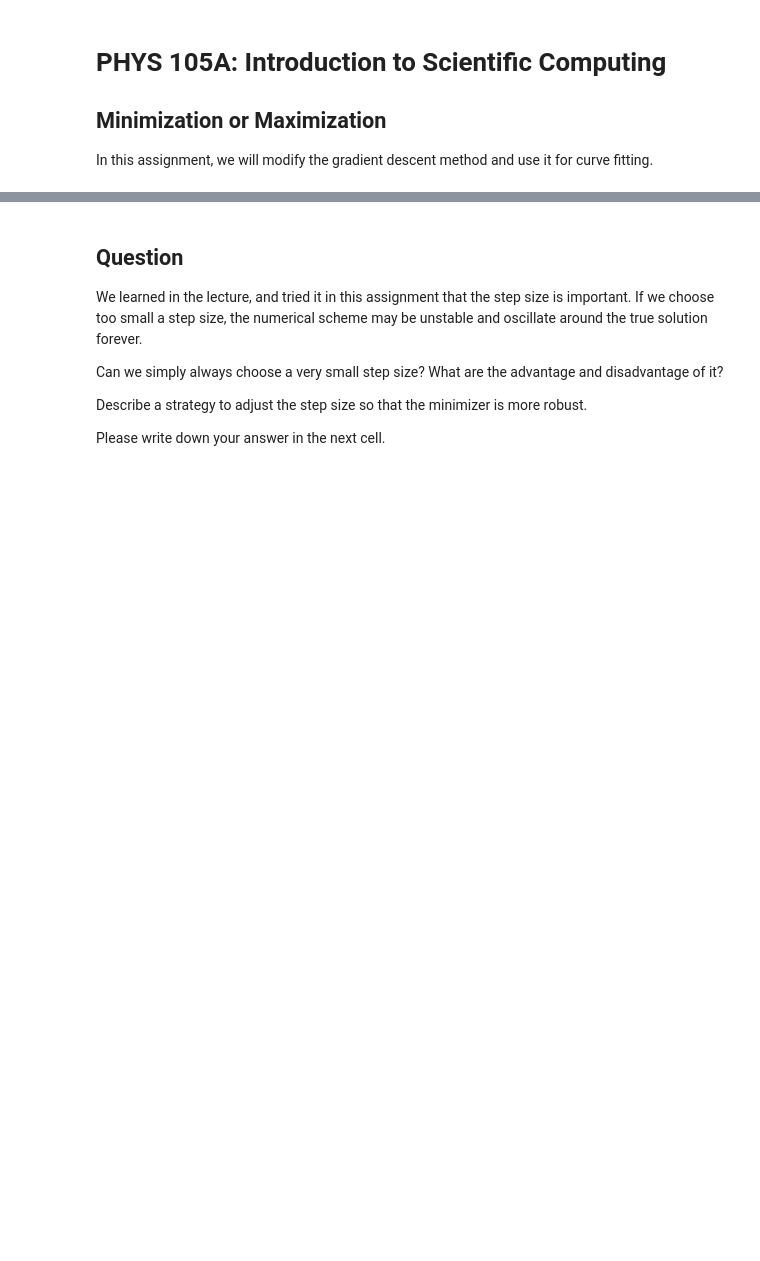
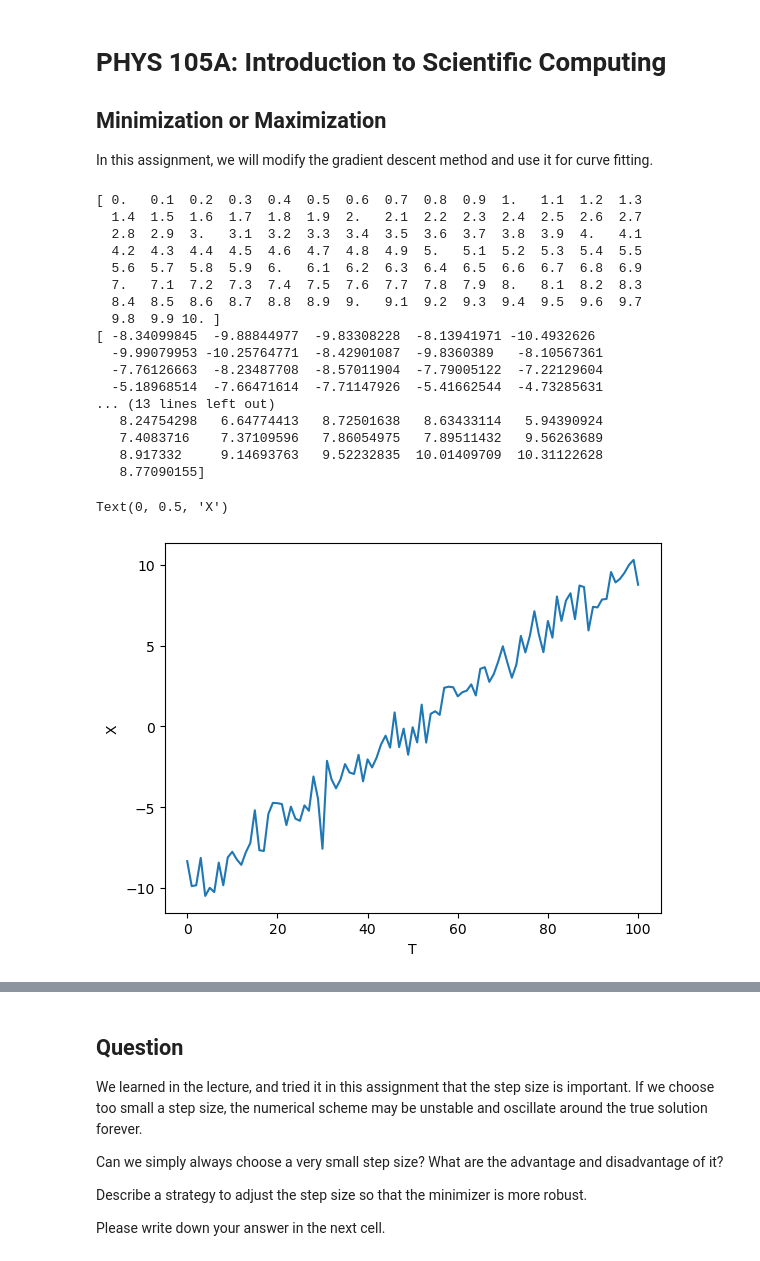
Before and after one commit to ramadithya1771/phys105-code, a Jupyter notebook: 09/assignment.ipynb, the cells around one changed output, grey strips where cells are left out. Saved outputs shown, nothing was run; the diff lists cells and outputs as text; code cells hidden in the pictures; blank space fills up the shorter version.

```diff
--- a/09/assignment.ipynb
+++ b/09/assignment.ipynb
@@ -12,14 +12,37 @@ from matplotlib import pyplot as plt
 # %%
 # Step 2. Create our model and add noise to it.
 
 def boxcar(t):
     return -10 + 2 * t
 
 N = 101
 T = np.linspace(0, 10, N)
 X = boxcar(T) + np.random.normal(size=N)
-
+print(T)
+print(X)
 plt.plot(X)
+plt.xlabel("T")
+plt.ylabel("X")
+# %% [output]
+[ 0.   0.1  0.2  0.3  0.4  0.5  0.6  0.7  0.8  0.9  1.   1.1  1.2  1.3
+  1.4  1.5  1.6  1.7  1.8  1.9  2.   2.1  2.2  2.3  2.4  2.5  2.6  2.7
+  2.8  2.9  3.   3.1  3.2  3.3  3.4  3.5  3.6  3.7  3.8  3.9  4.   4.1
+  4.2  4.3  4.4  4.5  4.6  4.7  4.8  4.9  5.   5.1  5.2  5.3  5.4  5.5
+  5.6  5.7  5.8  5.9  6.   6.1  6.2  6.3  6.4  6.5  6.6  6.7  6.8  6.9
+  7.   7.1  7.2  7.3  7.4  7.5  7.6  7.7  7.8  7.9  8.   8.1  8.2  8.3
+  8.4  8.5  8.6  8.7  8.8  8.9  9.   9.1  9.2  9.3  9.4  9.5  9.6  9.7
+  9.8  9.9 10. ]
+[ -8.34099845  -9.88844977  -9.83308228  -8.13941971 -10.4932626
+  -9.99079953 -10.25764771  -8.42901087  -9.8360389   -8.10567361
+  -7.76126663  -8.23487708  -8.57011904  -7.79005122  -7.22129604
+  -5.18968514  -7.66471614  -7.71147926  -5.41662544  -4.73285631
+... (13 lines left out)
+   8.24754298   6.64774413   8.72501638   8.63433114   5.94390924
+   7.4083716    7.37109596   7.86054975   7.89511432   9.56263689
+   8.917332     9.14693763   9.52232835  10.01409709  10.31122628
+   8.77090155]
+Text(0, 0.5, 'X')
+[figure, added]
 # %%
 # Step 3. Copy the minimization method that we implemented during the lecture
 #
```
Also changed, not shown: parts of 6 cells of this notebook, 2 other files.
